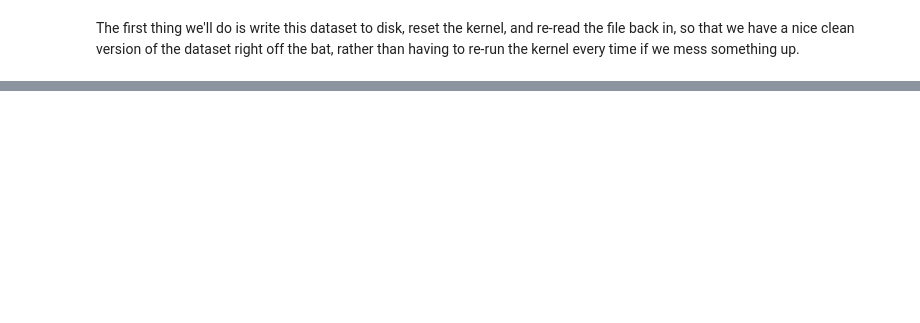
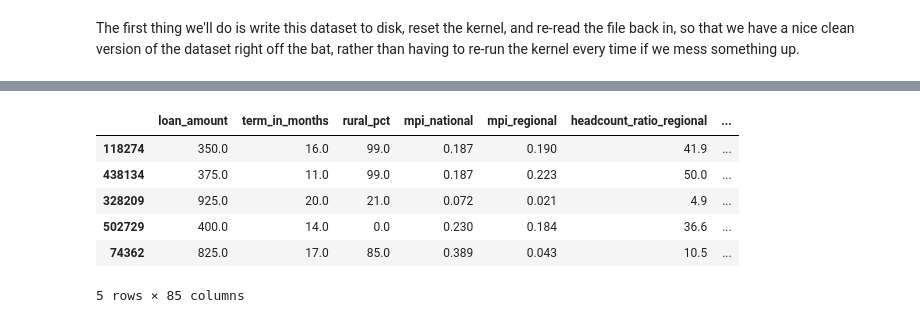
Before and after one commit to JCRaymond/ITCS_4156_FInal, a Jupyter notebook: Final Project.ipynb, the cells around one changed output, grey strips where cells are left out. Cells and saved outputs as stored; diff of their text form; code cells hidden in the pictures; blank space fills up the shorter version.

```diff
--- a/Final Project.ipynb
+++ b/Final Project.ipynb
@@ -2761,0 +3119,14 @@ ValueError: labels ['id' 'funded_amount' 'activity' 'region' 'currency' 'posted_
+# %%
+data.drop(['activity', 'loan_theme_type', 'world_region', 'repayment_interval'], axis=1, inplace=True)
+# %%
+data = pd.get_dummies(data, columns=["country", "sector"], drop_first=True)
+# %%
+data.sample(5)
+# %% [output]
+|  | loan_amount | term_in_months | rural_pct | mpi_national | mpi_regional | headcount_ratio_regional | ... |
+| 118274 | 350.0 | 16.0 | 99.0 | 0.187 | 0.190 | 41.9 | ... |
+| 438134 | 375.0 | 11.0 | 99.0 | 0.187 | 0.223 | 50.0 | ... |
+| 328209 | 925.0 | 20.0 | 21.0 | 0.072 | 0.021 | 4.9 | ... |
+| 502729 | 400.0 | 14.0 | 0.0 | 0.230 | 0.184 | 36.6 | ... |
+| 74362 | 825.0 | 17.0 | 85.0 | 0.389 | 0.043 | 10.5 | ... |
+5 rows × 85 columns
```
Also changed, not shown: parts of 125 cells of this notebook.
